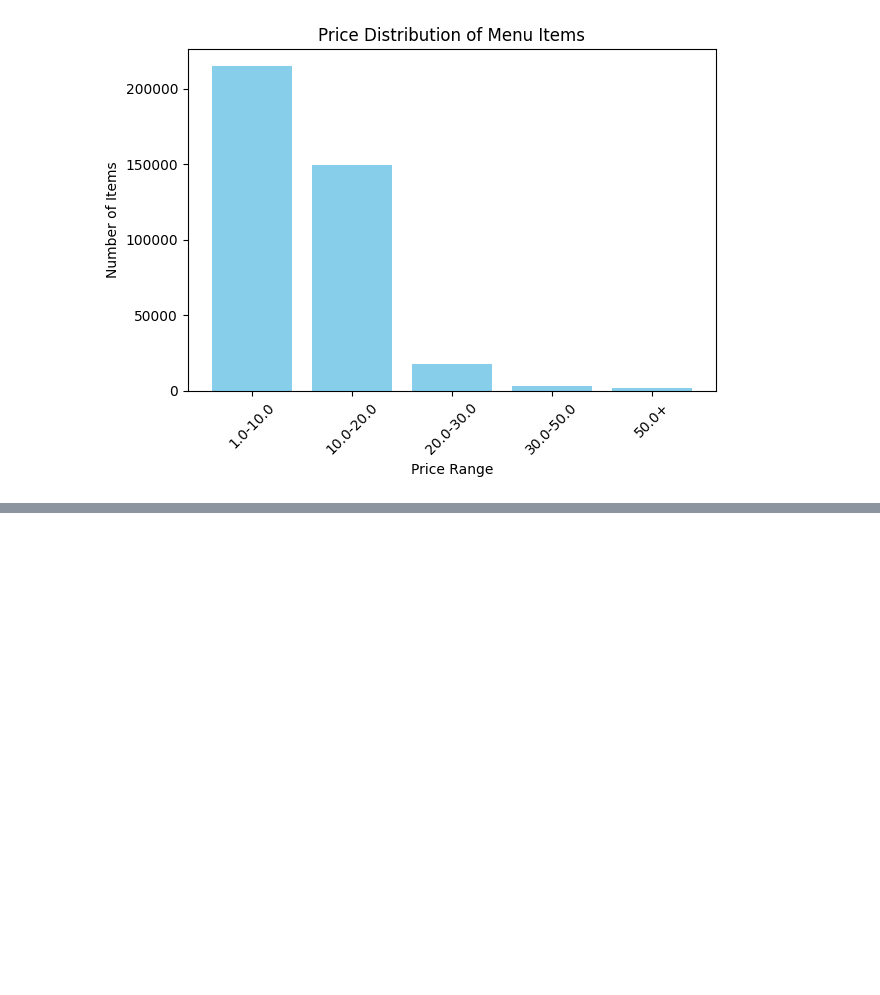
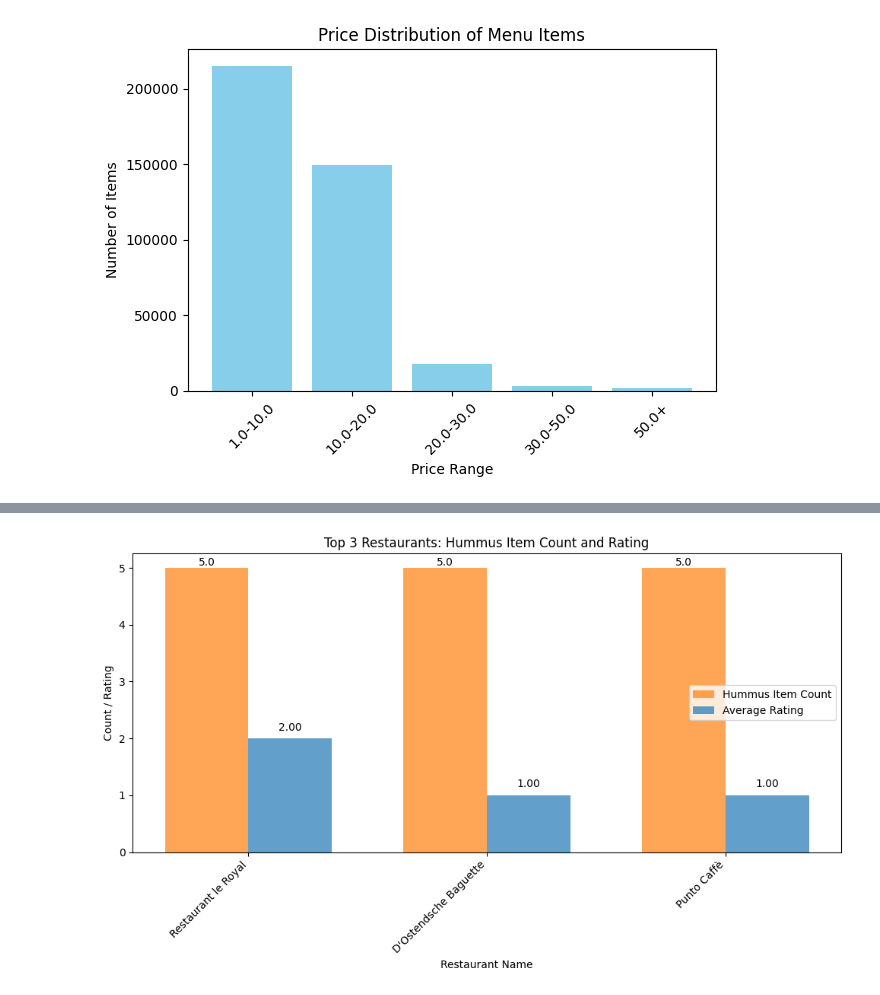
Before and after one commit to ricosaxo/delivery-market-analysis-with-SQL, a Jupyter notebook: Yeliz/yeliz.ipynb, the cells around one changed output, grey strips where cells are left out. Cells and saved outputs as stored; diff of their text form; code cells hidden in the pictures; blank space fills up the shorter version.

```diff
--- a/Yeliz/yeliz.ipynb
+++ b/Yeliz/yeliz.ipynb
@@ -281,0 +405,75 @@ connection.close()
+# %%
+# Takeaway Database
+import sqlite3
+import pandas as pd
+import matplotlib.pyplot as plt
+
+# Connect to the database
+connection = sqlite3.connect("yeliz.takeaway.db")
+cursor = connection.cursor()
+
+# Execute the SQL query
+cursor.execute("""
+SELECT
+    restaurants.name AS restaurant_name,
+    AVG(restaurants.ratings) AS avg_rating,
+    COUNT(menuItems.name) AS hummus_item_count
+FROM
+    menuItems
+JOIN
+    restaurants
+ON
+    menuItems.primarySlug = restaurants.primarySlug
+WHERE
+    menuItems.name LIKE '%hummus%'
+GROUP BY
+    restaurants.primarySlug, restaurants.name, restaurants.ratings
+ORDER BY
+    restaurants.ratings DESC,
+    hummus_item_count DESC
+LIMIT 3;
+""")
+
+# Fetch the results and create a DataFrame
+data = cursor.fetchall()
+columns = ['restaurant_name', 'hummus_item_count', 'avg_rating']  # Ensure the order of columns matches the query
+df = pd.DataFrame(data, columns=columns)
+
+# Close the connection
+connection.close()
+
+# Plotting
+fig, ax = plt.subplots(figsize=(10, 6))
+
+# Set bar width
+bar_width = 0.35
+index = range(len(df))
+
+# Bar chart for hummus item count
+bars1 = ax.bar(index, df['hummus_item_count'], bar_width, label='Hummus Item Count', color='tab:orange', alpha=0.7)
+
+# Bar chart for average rating
+bars2 = ax.bar([i + bar_width for i in index], df['avg_rating'], bar_width, label='Average Rating', color='tab:blue', alpha=0.7)
+
+# Adding labels and title
+ax.set_xlabel('Restaurant Name')
+ax.set_ylabel('Count / Rating')
+ax.set_title('Top 3 Restaurants: Hummus Item Count and Rating')
+ax.set_xticks([i + bar_width / 2 for i in index])  # Centering the x-ticks
+ax.set_xticklabels(df['restaurant_name'], rotation=45, ha='right')
+ax.legend()
+
+# Adding data labels on top of the bars
+for bar in bars1:
+    yval = bar.get_height()
+    ax.text(bar.get_x() + bar.get_width()/2, yval + 0.0, yval, ha='center', va='bottom')  # Adding hummus item count labels
+
+for bar in bars2:
+    yval = bar.get_height()
+    ax.text(bar.get_x() + bar.get_width()/2, yval + 0.1, f"{yval:.2f}", ha='center', va='bottom')  # Adding avg rating labels
+
+# Show the plot
+plt.tight_layout()
+plt.show()
+# %% [output]
+[figure, added]
```
Also changed, not shown: parts of 4 cells of this notebook, 5 other files.
